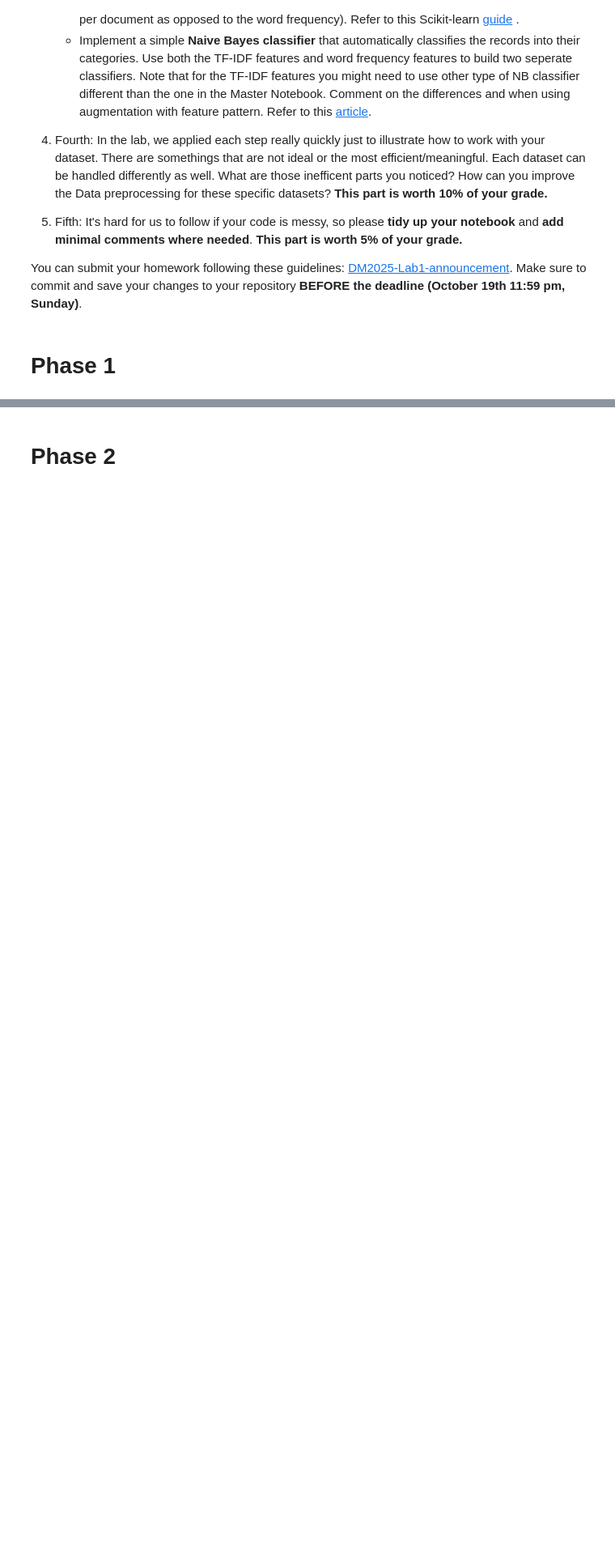
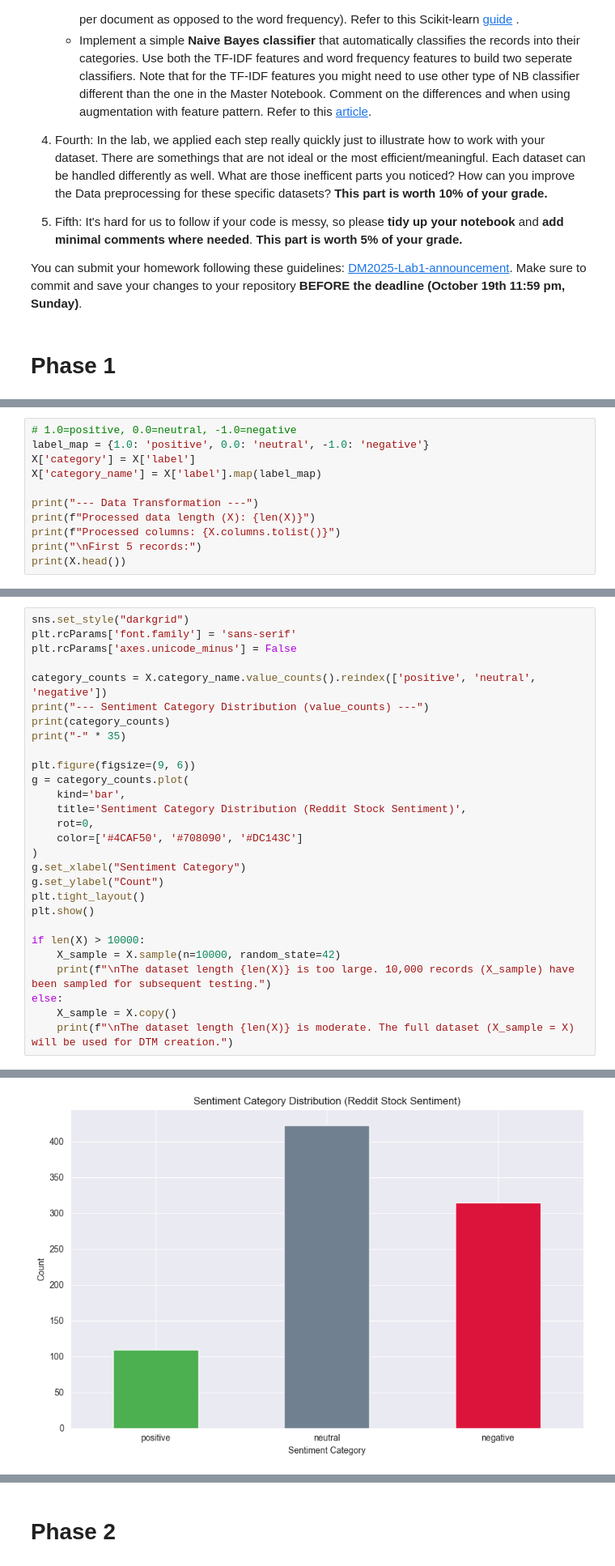
Before and after one commit to kunglin930111/DM2025-Lab1-Exercise, a Jupyter notebook: DM2025-Lab1-Homework.ipynb, the cells around one changed output, grey strips where cells are left out. Shown: that part at 81% size. Saved outputs shown, nothing was run; the diff lists cells and outputs as text; blank space fills up the shorter version.

```diff
--- a/DM2025-Lab1-Homework.ipynb
+++ b/DM2025-Lab1-Homework.ipynb
@@ -62,0 +91,11 @@ You can submit your homework following these guidelines: [DM2025-Lab1-announceme
+# %%
+# 1.0=positive, 0.0=neutral, -1.0=negative
+label_map = {1.0: 'positive', 0.0: 'neutral', -1.0: 'negative'}
+X['category'] = X['label']
+X['category_name'] = X['label'].map(label_map)
+
+print("--- Data Transformation ---")
+print(f"Processed data length (X): {len(X)}")
+print(f"Processed columns: {X.columns.tolist()}")
+print("\nFirst 5 records:")
+print(X.head())
@@ -62,0 +121,29 @@ You can submit your homework following these guidelines: [DM2025-Lab1-announceme
+# %%
+sns.set_style("darkgrid")
+plt.rcParams['font.family'] = 'sans-serif'
+plt.rcParams['axes.unicode_minus'] = False
+
+category_counts = X.category_name.value_counts().reindex(['positive', 'neutral', 'negative'])
+print("--- Sentiment Category Distribution (value_counts) ---")
+print(category_counts)
+print("-" * 35)
+
+plt.figure(figsize=(9, 6))
+g = category_counts.plot(
+    kind='bar',
+    title='Sentiment Category Distribution (Reddit Stock Sentiment)',
+    rot=0,
+    color=['#4CAF50', '#708090', '#DC143C']
+)
+g.set_xlabel("Sentiment Category")
+g.set_ylabel("Count")
+plt.tight_layout()
+plt.show()
+
+if len(X) > 10000:
+    X_sample = X.sample(n=10000, random_state=42)
+    print(f"\nThe dataset length {len(X)} is too large. 10,000 records (X_sample) have been sampled for subsequent testing.")
+else:
+    X_sample = X.copy()
+    print(f"\nThe dataset length {len(X)} is moderate. The full dataset (X_sample = X) will be used for DTM creation.")
+# %% [output]
@@ -62,0 +157 @@ You can submit your homework following these guidelines: [DM2025-Lab1-announceme
+[figure, added]
```
Also changed, not shown: parts of 8 cells of this notebook, 2 other files.
